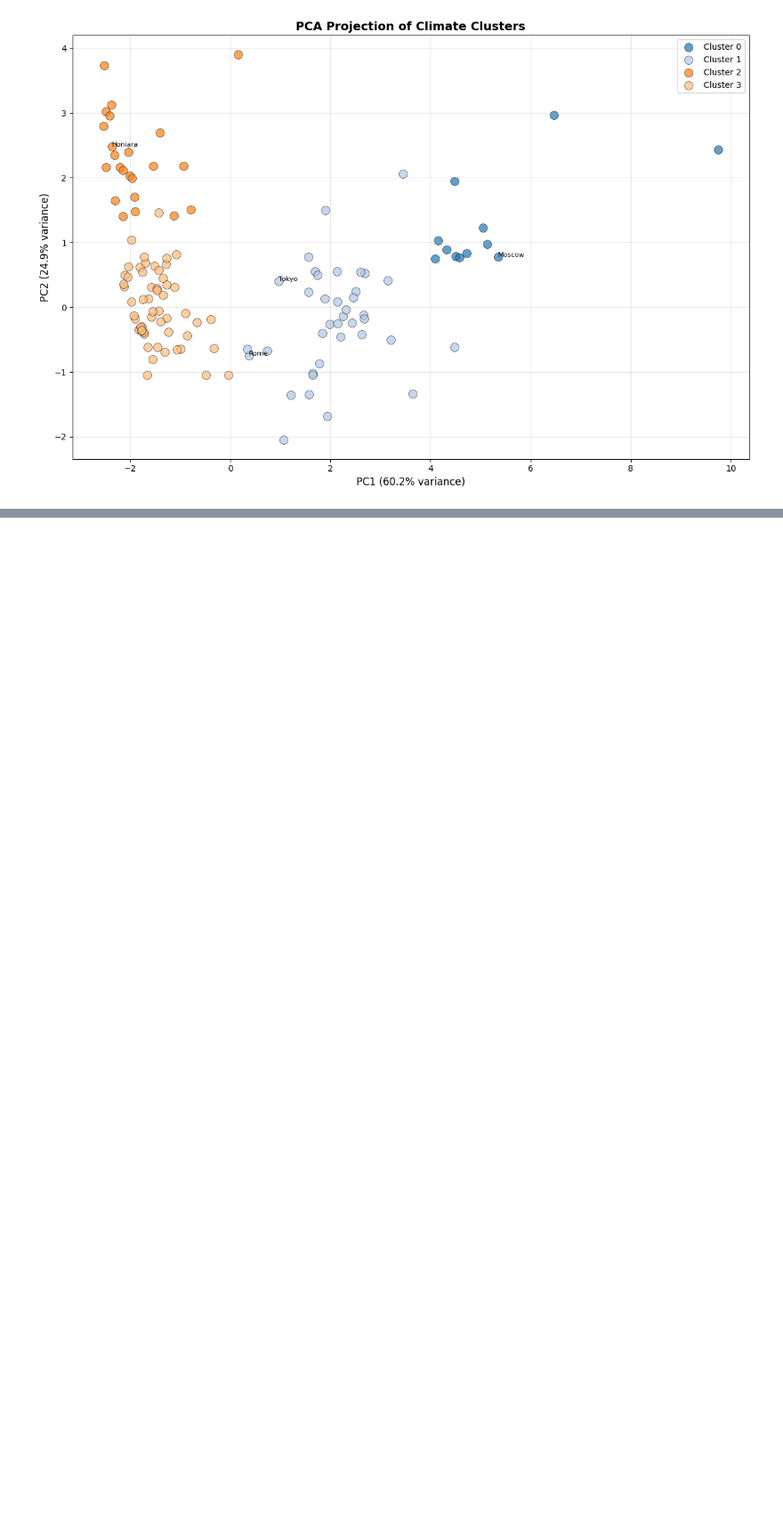
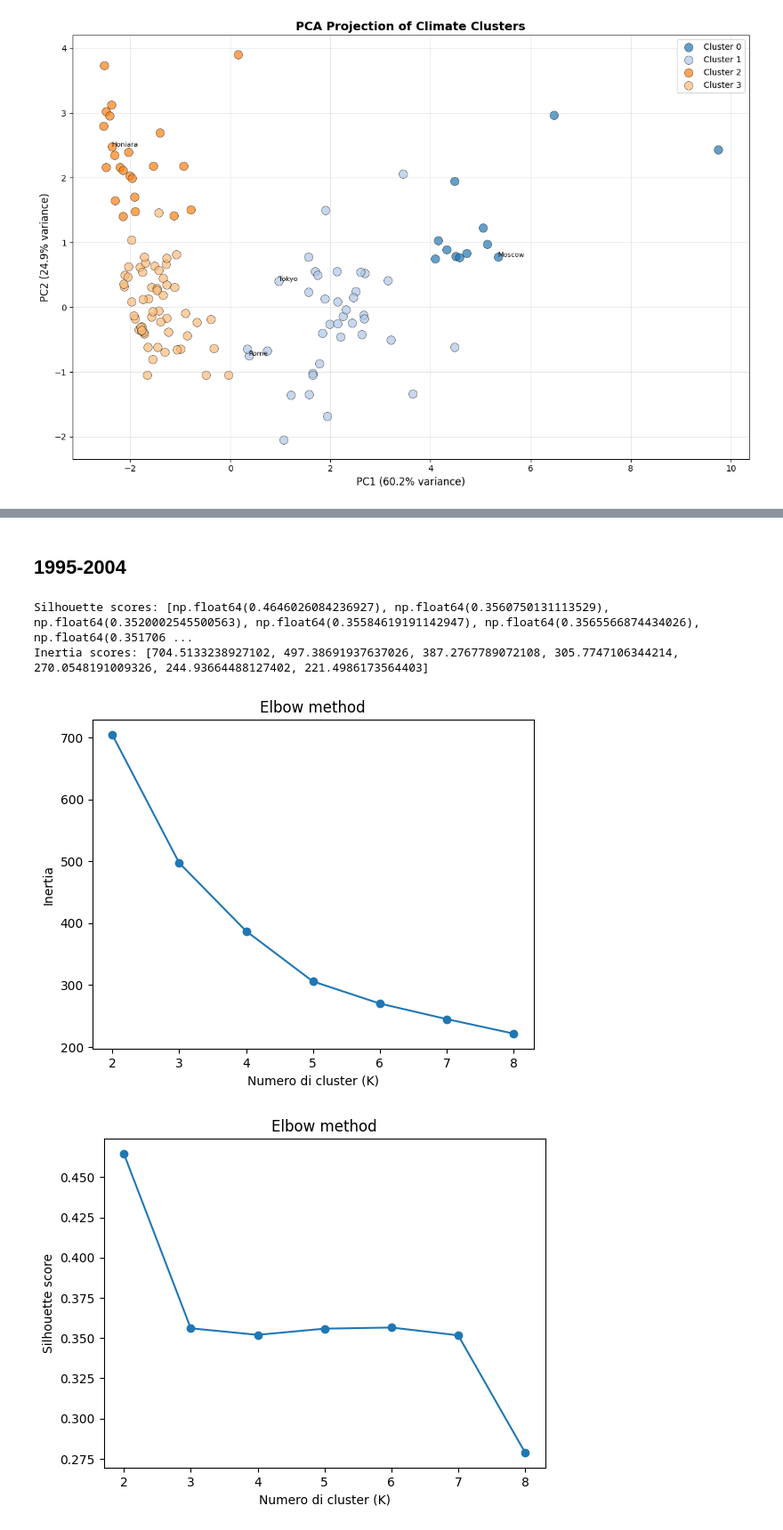
Before and after one commit to gabri17/Data-Mining-Project, a Jupyter notebook: cluster.ipynb, the cells around one changed output, grey strips where cells are left out. Shown at 89% size. Saved outputs shown, nothing was run; the diff lists cells and outputs as text; code cells hidden in the pictures; blank space fills up the shorter version.

Commit message:
K-Means on different decades

```diff
--- a/cluster.ipynb
+++ b/cluster.ipynb
@@ -610,0 +613,9 @@ plot_PCA(df_clusters)
+# %%
+df_clusters_first = aggregation_per_capital_decade[aggregation_per_capital_decade["decade"] == "1995-2004"]
+print(df_clusters_first.head(5))
+
+df_clusters_second = aggregation_per_capital_decade[aggregation_per_capital_decade["decade"] == "2005-2014"]
+print(df_clusters_second.head(5))
+
+df_clusters_third = aggregation_per_capital_decade[aggregation_per_capital_decade["decade"] == "2015-2024"]
+print(df_clusters_third.head(5))
@@ -610,0 +640,41 @@ plot_PCA(df_clusters)
+# %% [markdown]
+## 1995-2004
+# %%
+# Scaling
+features = ['mean_temp', 'std_temp', 'rain_total', 'days_rain', 'snow_total', 'days_snow', 'mean_daylight', 'mean_sunshine']
+X = df_clusters_first[features].copy()
+
+#Log transform per asimmetria - consigliato ma da capire
+#X["rain_total"] = np.log1p(X["rain_total"])
+#X["snow_total"] = np.log1p(X["snow_total"])
+
+#X.head(5)
+
+scaler = StandardScaler()
+X_scaled = scaler.fit_transform(X)
+
+from sklearn.cluster import KMeans
+from sklearn.metrics import silhouette_score
+
+sil_scores = []
+inertia = []
+
+K_range = range(2, 9)
+
+for k in range(2, 9):
+    km = KMeans(n_clusters=k, random_state=42, n_init=20)
+    labels = km.fit_predict(X_scaled)
+    sil_scores.append(silhouette_score(X_scaled, labels))
+    inertia.append(km.inertia_)
+
+print(f"Silhouette scores: {sil_scores}")
+print(f"Inertia scores: {inertia}")
+
+
+plot_inertia(inertia, K_range)
+plot_silhouette(sil_scores, K_range)
+# %% [output]
+Silhouette scores: [np.float64(0.4646026084236927), np.float64(0.3560750131113529), np.float64(0.3520002545500563), np.float64(0.35584619191142947), np.float64(0.3565566874434026), np.float64(0.351706 ...
+Inertia scores: [704.5133238927102, 497.38691937637026, 387.2767789072108, 305.7747106344214, 270.0548191009326, 244.93664488127402, 221.4986173564403]
+[figure, added]
+[figure, added]
```
Also changed, not shown: parts of 27 cells of this notebook.
